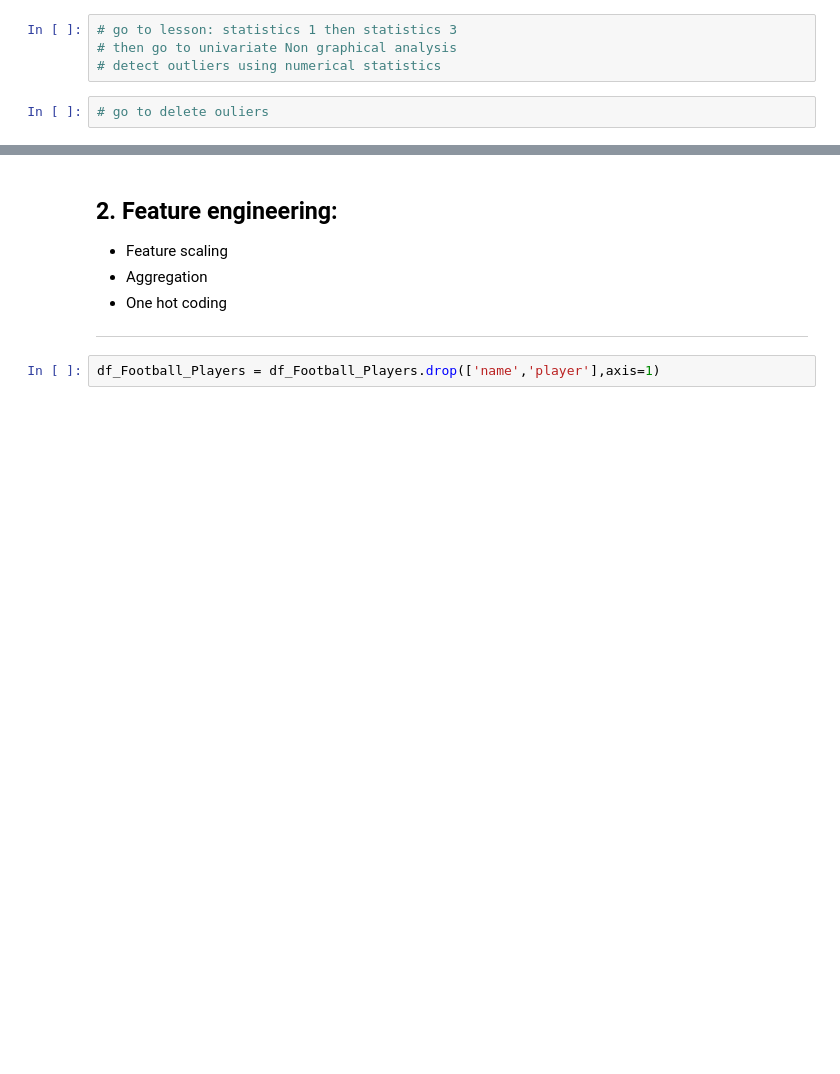
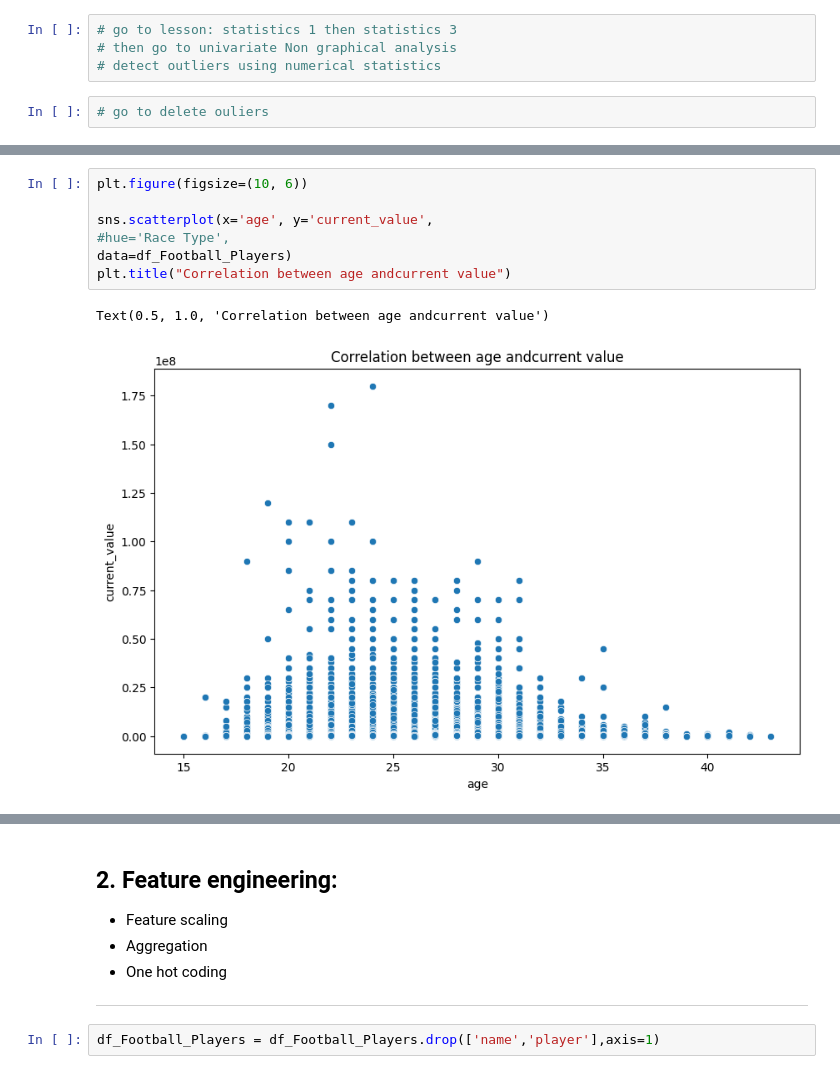
Before and after one commit to Tuwaiq-DS-ML-bootcamp-V-9/Usecase-7, a Jupyter notebook: EDA explain template.ipynb, the cells around one changed output, grey strips where cells are left out. Saved outputs shown, nothing was run; the diff lists cells and outputs as text; blank space fills up the shorter version.

```diff
--- a/EDA explain template.ipynb
+++ b/EDA explain template.ipynb
@@ -571,0 +601,10 @@ del df_Football_Players['g_z_score']
+# %%
+plt.figure(figsize=(10, 6))
+
+sns.scatterplot(x='age', y='current_value',
+#hue='Race Type',
+data=df_Football_Players)
+plt.title("Correlation between age andcurrent value")
+# %% [output]
+Text(0.5, 1.0, 'Correlation between age andcurrent value')
+[figure, added]
```
Also changed, not shown: parts of 33 cells of this notebook, 3 other files.
